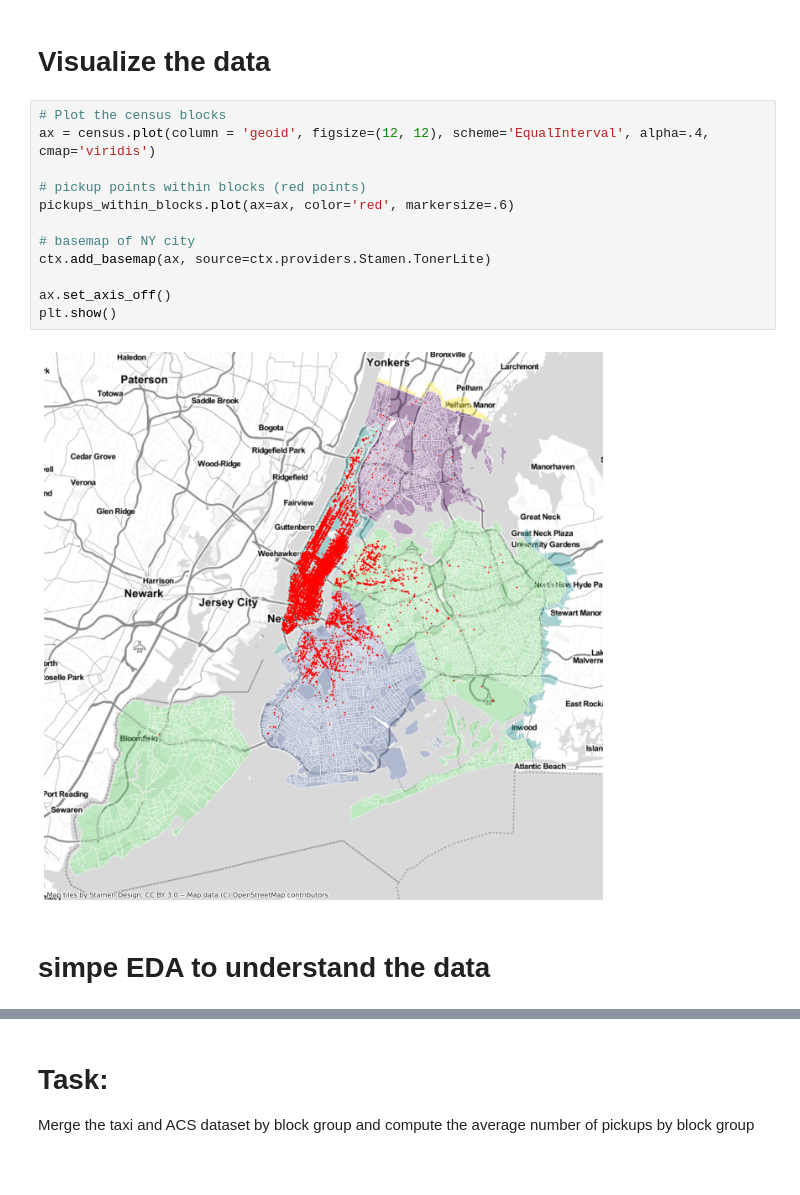
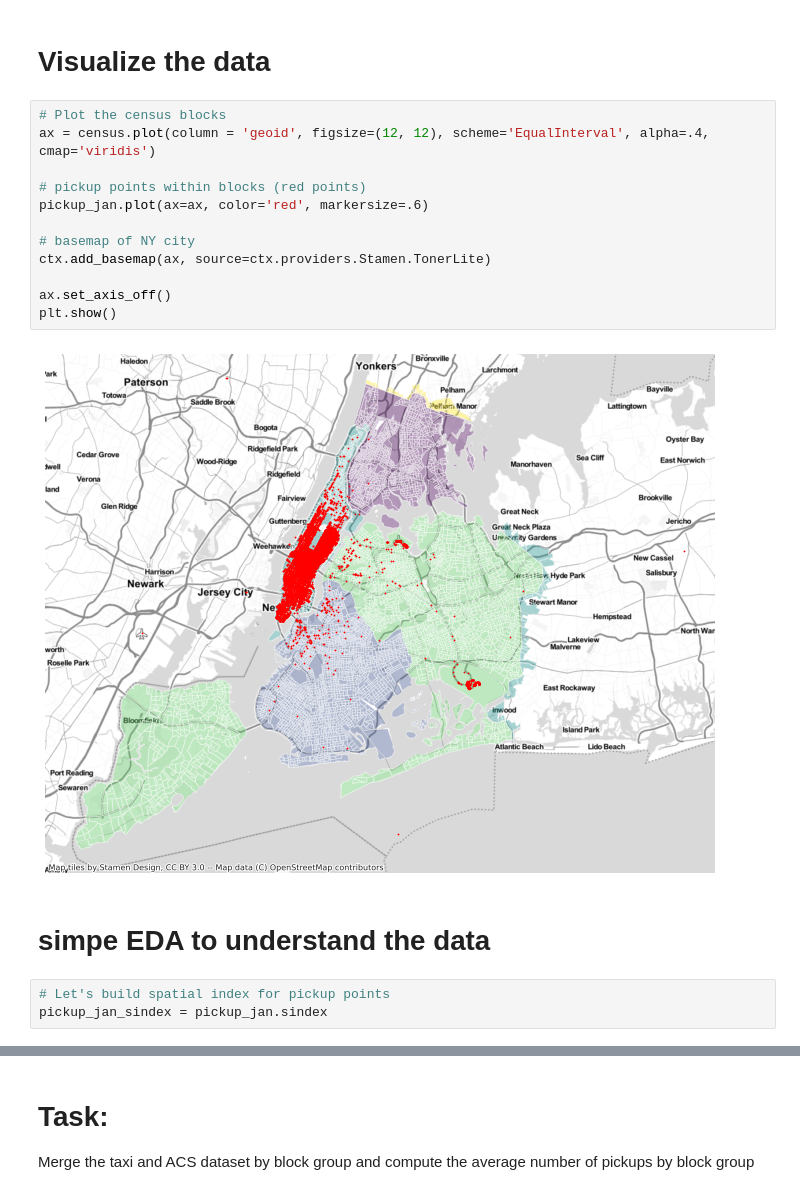
Before and after one commit to soyhyoj/CARTO-JuniorDSTest, a Jupyter notebook: notebooks/3.EDA.ipynb, the cells around one changed output, grey strips where cells are left out. Drawn from its saved outputs; the diff is of its cells as text; blank space fills up the shorter version.

Commit message:
trying simple EDAs and plots using spatial join

```diff
--- a/notebooks/3.EDA.ipynb
+++ b/notebooks/3.EDA.ipynb
@@ -139,18 +124,21 @@ pickups_within_blocks.head()
 # %%
 # Plot the census blocks
 ax = census.plot(column = 'geoid', figsize=(12, 12), scheme='EqualInterval', alpha=.4, cmap='viridis')
 
 # pickup points within blocks (red points)
-pickups_within_blocks.plot(ax=ax, color='red', markersize=.6)
+pickup_jan.plot(ax=ax, color='red', markersize=.6)
 
 # basemap of NY city
 ctx.add_basemap(ax, source=ctx.providers.Stamen.TonerLite)
 
 ax.set_axis_off()
 plt.show()
 # %% [output]
-[figure, old version]
+[figure, new version]
 # %% [markdown]
 # simpe EDA to understand the data
+# %%
+# Let's build spatial index for pickup points
+pickup_jan_sindex = pickup_jan.sindex
 # %%
 # Spatial join
```
Also changed, not shown: parts of 11 cells of this notebook.
